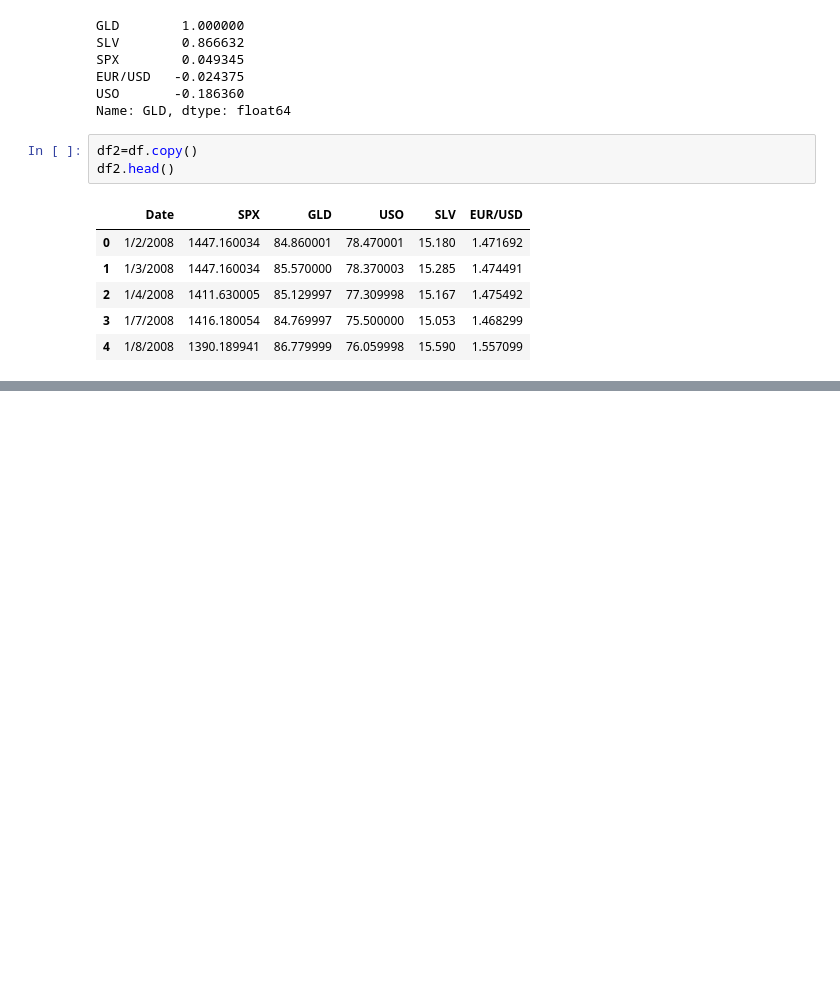
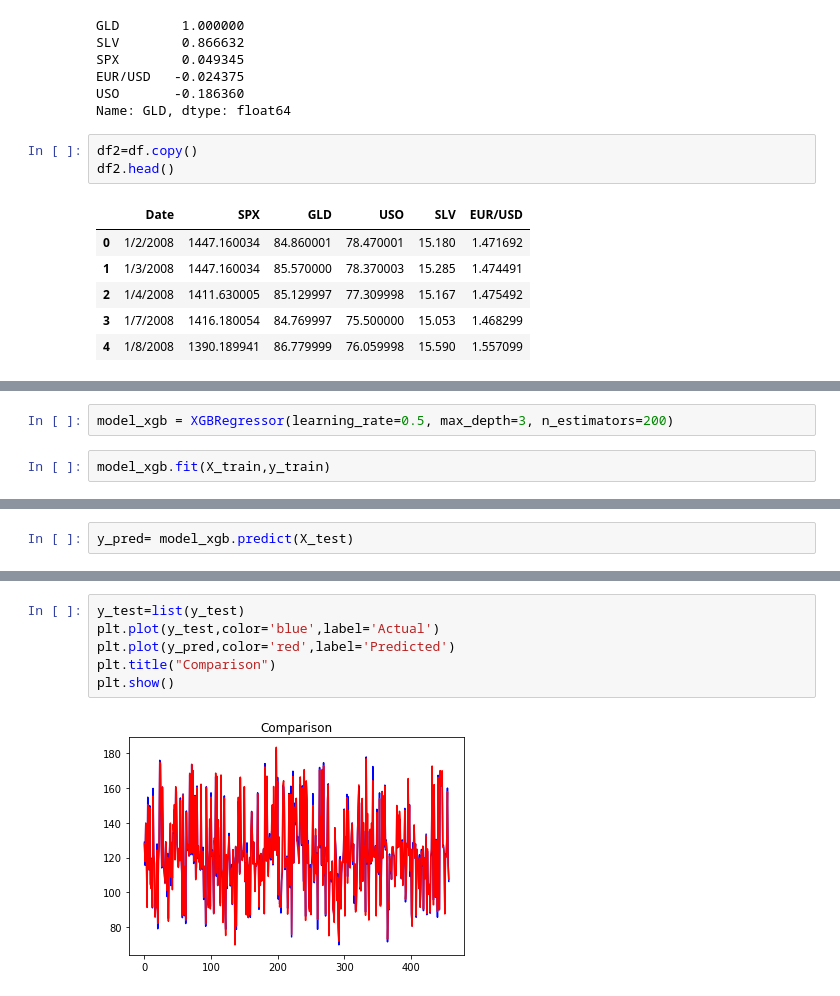
Before and after one commit to MithunRosinth/Coding, a Jupyter notebook: DM_ML/Case_Study/model_building.ipynb, the cells around one changed output, grey strips where cells are left out. Saved outputs shown, nothing was run; the diff lists cells and outputs as text; blank space fills up the shorter version.

Commit message:
visualisation

```diff
--- a/DM_ML/Case_Study/model_building.ipynb
+++ b/DM_ML/Case_Study/model_building.ipynb
@@ -162,0 +230,4 @@ len(X_test)
+# %%
+model_xgb = XGBRegressor(learning_rate=0.5, max_depth=3, n_estimators=200)
+# %%
+model_xgb.fit(X_train,y_train)
@@ -162,0 +248,2 @@ len(X_test)
+# %%
+y_pred= model_xgb.predict(X_test)
@@ -162,0 +285,8 @@ len(X_test)
+# %%
+y_test=list(y_test)
+plt.plot(y_test,color='blue',label='Actual')
+plt.plot(y_pred,color='red',label='Predicted')
+plt.title("Comparison")
+plt.show()
+# %% [output]
+[figure, added]
```
Also changed, not shown: parts of 13 cells of this notebook.
